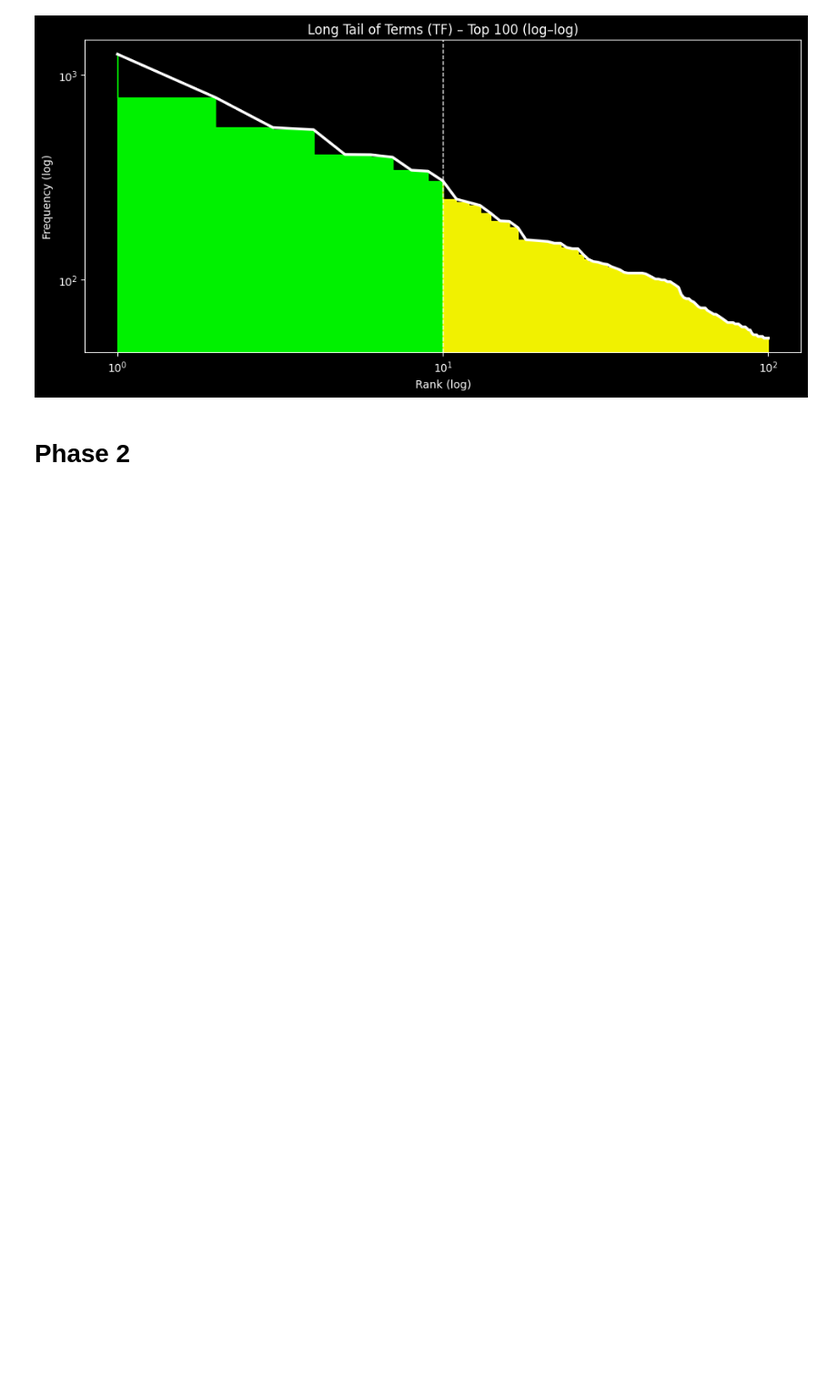
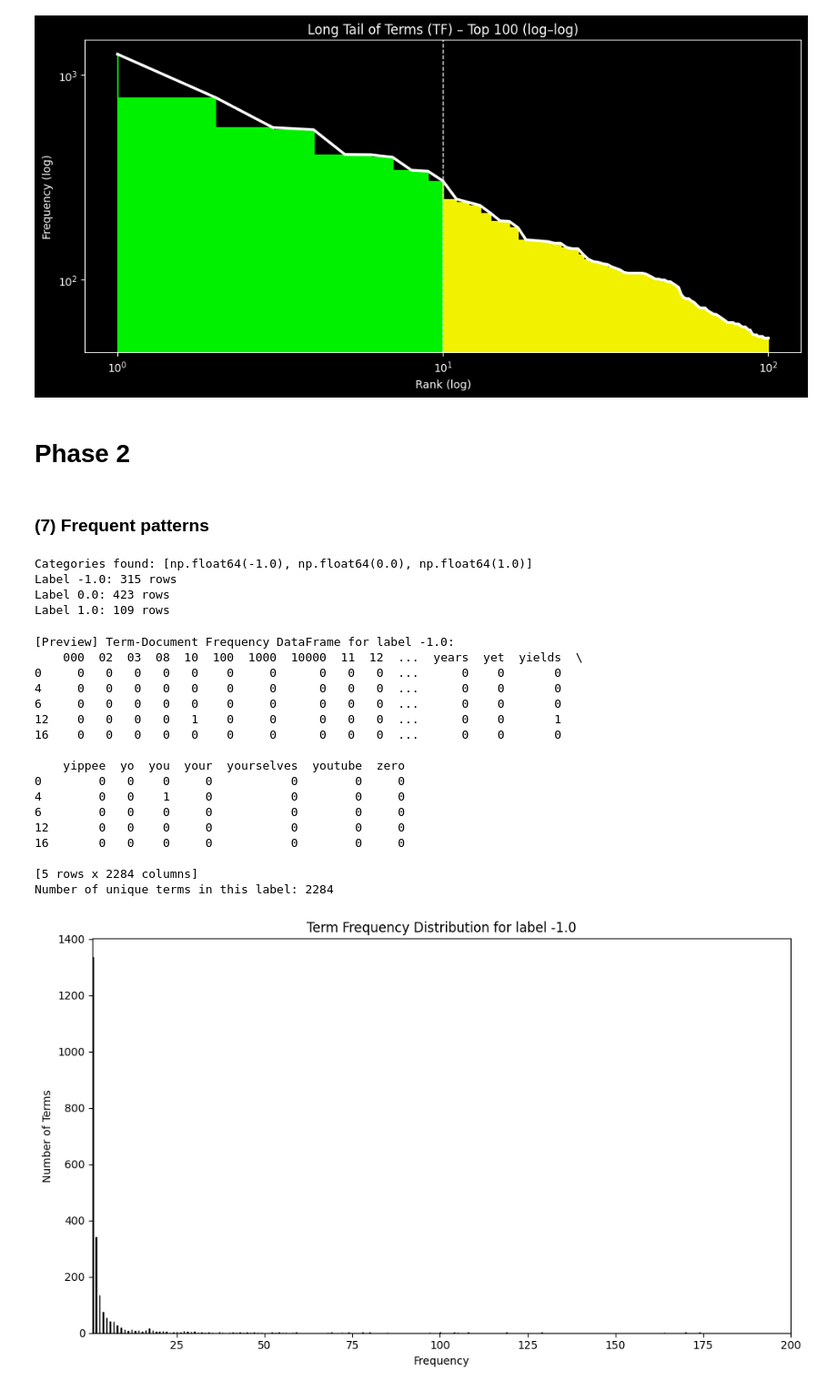
Before and after one commit to Yves-Chou/DM2025-Lab1-Exercise, a Jupyter notebook: DM2025-Lab1-Homework.ipynb, the cells around one changed output. Shown at 91% size. Saved outputs shown, nothing was run; the diff lists cells and outputs as text; code cells hidden in the pictures; blank space fills up the shorter version.

```diff
--- a/DM2025-Lab1-Homework.ipynb
+++ b/DM2025-Lab1-Homework.ipynb
@@ -918,0 +916,70 @@ plt.show()
+# %% [markdown]
+### (7) Frequent patterns
+# %%
+from sklearn.feature_extraction.text import CountVectorizer
+
+categories = sorted(df['label'].dropna().unique())
+category_dfs = {c: df[df['label'] == c].copy() for c in categories}
+
+print("Categories found:", categories)
+for c in categories:
+    print(f"Label {c}: {category_dfs[c].shape[0]} rows")
+
+# Term-Document Frequency Matrix
+def create_term_document_df(df_cat):
+  cv = CountVectorizer()
+  X_counts = cv.fit_transform(df_cat['title_text'])
+  words = cv.get_feature_names_out()
+
+  term_document_df = pd.DataFrame(
+      X_counts.toarray(),
+      columns=words,
+      index=df_cat.index
+  )
+  return term_document_df
+
+filt_term_document_dfs = {c: create_term_document_df(category_dfs[c]) for c in categories}
+# %% [output]
+Categories found: [np.float64(-1.0), np.float64(0.0), np.float64(1.0)]
+Label -1.0: 315 rows
+Label 0.0: 423 rows
+Label 1.0: 109 rows
+# %%
+# Category-number = 0
+category_number = 0
+print(f"\n[Preview] Term-Document Frequency DataFrame for label {categories[category_number]}:")
+print(filt_term_document_dfs[categories[category_number]].head())
+print("Number of unique terms in this label:", filt_term_document_dfs[categories[category_number]].shape[1])
+
+category_number = 0
+tdm_current = filt_term_document_dfs[categories[category_number]]
+
+word_counts = tdm_current.sum(axis=0).to_numpy()
+
+plt.figure(figsize=(10, 6))
+plt.hist(word_counts, bins=5000, color='blue', edgecolor='black')
+plt.title(f'Term Frequency Distribution for label {categories[category_number]}')
+plt.xlabel('Frequency')
+plt.ylabel('Number of Terms')
+plt.xlim(1, 200)
+plt.tight_layout()
+plt.show()
+# %% [output]
+[Preview] Term-Document Frequency DataFrame for label -1.0:
+    000  02  03  08  10  100  1000  10000  11  12  ...  years  yet  yields  \
+0     0   0   0   0   0    0     0      0   0   0  ...      0    0       0
+4     0   0   0   0   0    0     0      0   0   0  ...      0    0       0
+6     0   0   0   0   0    0     0      0   0   0  ...      0    0       0
+12    0   0   0   0   1    0     0      0   0   0  ...      0    0       1
+16    0   0   0   0   0    0     0      0   0   0  ...      0    0       0
+
+    yippee  yo  you  your  yourselves  youtube  zero
+0        0   0    0     0           0        0     0
+4        0   0    1     0           0        0     0
+6        0   0    0     0           0        0     0
+12       0   0    0     0           0        0     0
+16       0   0    0     0           0        0     0
+
+[5 rows x 2284 columns]
+Number of unique terms in this label: 2284
+[figure, added]
```
Also changed, not shown: parts of 16 cells of this notebook, 1 other file.
